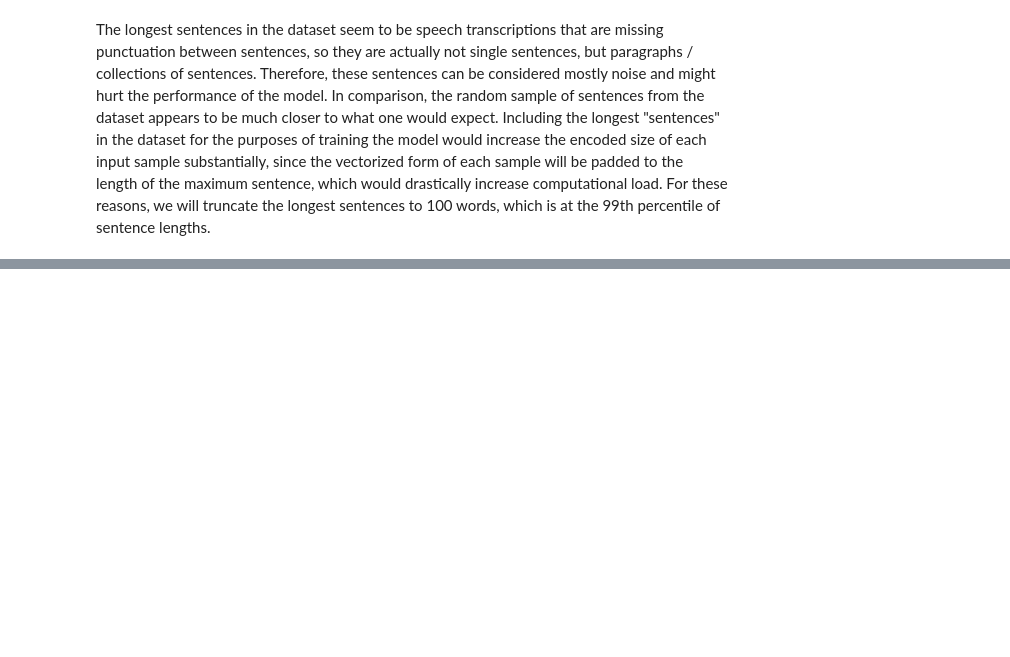
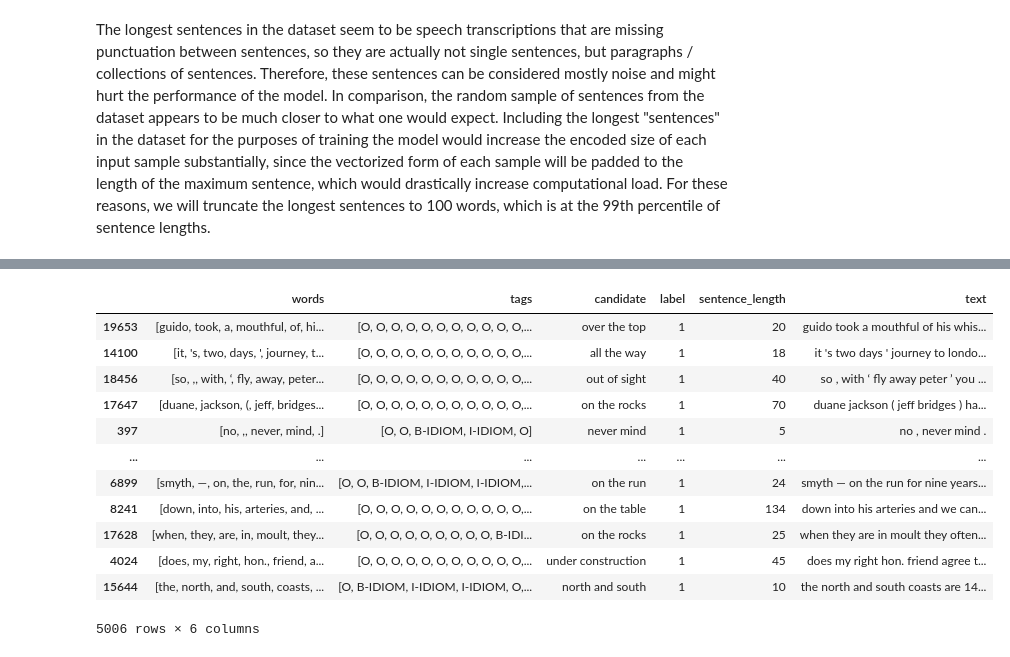
Before and after one commit to apradhan12/cs-6120-group-29, a Jupyter notebook: sequence_labeling.ipynb, the cells around one changed output, grey strips where cells are left out. Saved outputs shown, nothing was run; the diff lists cells and outputs as text; code cells hidden in the pictures; blank space fills up the shorter version.

```diff
--- a/sequence_labeling.ipynb
+++ b/sequence_labeling.ipynb
@@ -142,0 +148,6 @@ Name: tags, Length: 25027, dtype: object
+# %%
+# We replace 'B-IDIOM' with 'I-IDIOM' in each sequence to simplify the input to the model.
+# This way, the model does not have to learn that 'B-IDIOM' always comes at the beginning
+# of an idiom, and we don't lose any information.
+tags = df["tags"].apply(lambda row: ['I-IDIOM' if elt == 'B-IDIOM' else elt for elt in row])
+tags
@@ -143,2 +167,8 @@ Name: tags, Length: 25027, dtype: object
 # %%
 df['text'] = df['words'].apply(lambda x: ' '.join(x))
+# %%
+# Maximum sentence length (longer ones will be truncated)
+max_len = 100
+
+# Split into training and test sets
+X_train, X_test, y_train, y_test = train_test_split(df["text"], tags, test_size=0.2, random_state=42)
@@ -145,36 +205,13 @@ df['text'] = df['words'].apply(lambda x: ' '.join(x))
 # %%
-max_len = 100
-
-# Tokenize the words
-word_tokenizer = Tokenizer(lower=False)
-word_tokenizer.fit_on_texts(df['text'])
-X = word_tokenizer.texts_to_sequences(df['text'])
-X = pad_sequences(X, maxlen=max_len, padding='post')
-
-# Tokenize the tags
-tag_tokenizer = Tokenizer(lower=False)
-tag_tokenizer.fit_on_texts(df['tags'])
-y = tag_tokenizer.texts_to_sequences(df['tags'])
-y = pad_sequences(y, maxlen=max_len, padding='post')
-
-# Split into training and test sets
-X_train, X_test, y_train, y_test = train_test_split(X, y, test_size=0.2, random_state=42)
-
 # Model architecture
-input = Input(shape=(max_len,))
-model = Embedding(input_dim=len(word_tokenizer.word_index) + 1, output_dim=50, input_length=max_len)(input)
+input_tensor = Input(shape=(max_len,))
+model = Embedding(input_dim=len(word_tokenizer.word_index) + 1, output_dim=50, input_length=max_len)(input_tensor)
 model = Bidirectional(LSTM(units=100, return_sequences=True, recurrent_dropout=0.1))(model)
 model = TimeDistributed(Dense(50, activation="relu"))(model)
 crf = CRF(len(tag_tokenizer.word_index) + 1)  # CRF layer
 out = crf(model)  # output
 
-model = ModelWithCRFLoss(Model(input, out))
+model = ModelWithCRFLoss(Model(input_tensor, out))
 
 # Compile the model
-model.compile(optimizer="adam", loss=model.loss, metrics=[model.accuracy])
-
-# Train the model
-history = model.fit(X_train, y_train, batch_size=32, epochs=5, validation_split=0.1, verbose=1)
-
-# Evaluate the model
-pred_test = model.predict(X_test)
+model.compile(optimizer="adam")
@@ -180,0 +323,16 @@ pred_test = model.predict(X_test)
+# %%
+df.iloc[X_test.index]
+# %% [output]
+|  | words | tags | candidate | label | sentence_length | text |
+| 19653 | [guido, took, a, mouthful, of, hi... | [O, O, O, O, O, O, O, O, O, O, O,... | over the top | 1 | 20 | guido took a mouthful of his whis... |
+| 14100 | [it, 's, two, days, ', journey, t... | [O, O, O, O, O, O, O, O, O, O, O,... | all the way | 1 | 18 | it 's two days ' journey to londo... |
+| 18456 | [so, ,, with, ‘, fly, away, peter... | [O, O, O, O, O, O, O, O, O, O, O,... | out of sight | 1 | 40 | so , with ‘ fly away peter ’ you ... |
+| 17647 | [duane, jackson, (, jeff, bridges... | [O, O, O, O, O, O, O, O, O, O, O,... | on the rocks | 1 | 70 | duane jackson ( jeff bridges ) ha... |
+| 397 | [no, ,, never, mind, .] | [O, O, B-IDIOM, I-IDIOM, O] | never mind | 1 | 5 | no , never mind . |
+| ... | ... | ... | ... | ... | ... | ... |
+| 6899 | [smyth, —, on, the, run, for, nin... | [O, O, B-IDIOM, I-IDIOM, I-IDIOM,... | on the run | 1 | 24 | smyth — on the run for nine years... |
+| 8241 | [down, into, his, arteries, and, ... | [O, O, O, O, O, O, O, O, O, O, O,... | on the table | 1 | 134 | down into his arteries and we can... |
+| 17628 | [when, they, are, in, moult, they... | [O, O, O, O, O, O, O, O, O, B-IDI... | on the rocks | 1 | 25 | when they are in moult they often... |
+| 4024 | [does, my, right, hon., friend, a... | [O, O, O, O, O, O, O, O, O, O, O,... | under construction | 1 | 45 | does my right hon. friend agree t... |
+| 15644 | [the, north, and, south, coasts, ... | [O, B-IDIOM, I-IDIOM, I-IDIOM, O,... | north and south | 1 | 10 | the north and south coasts are 14... |
+5006 rows × 6 columns
```
Also changed, not shown: parts of 79 cells of this notebook, 7 other files.
